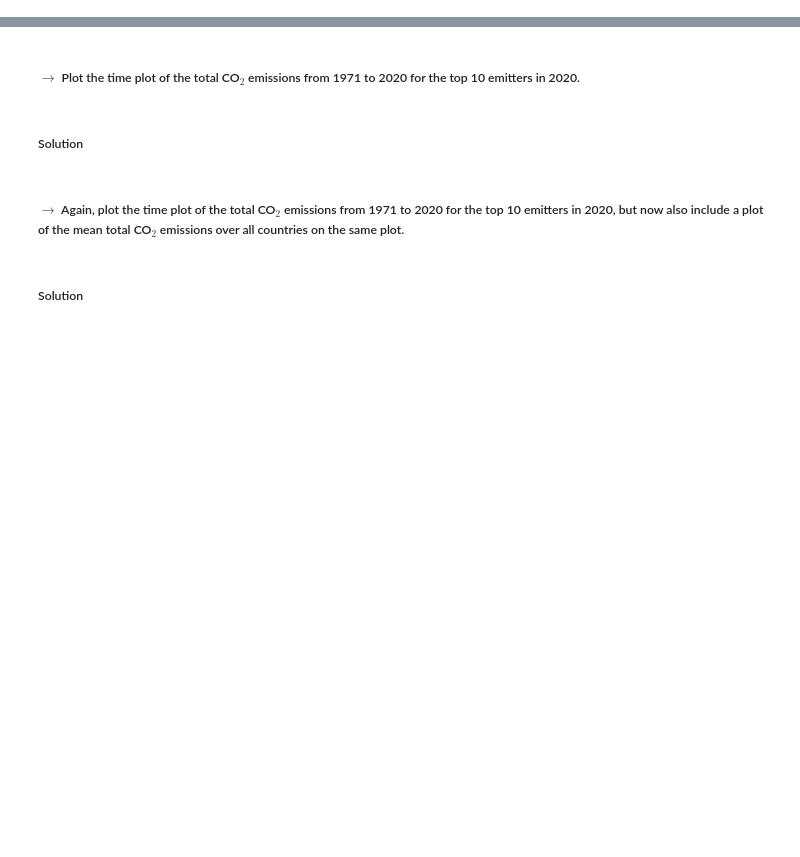
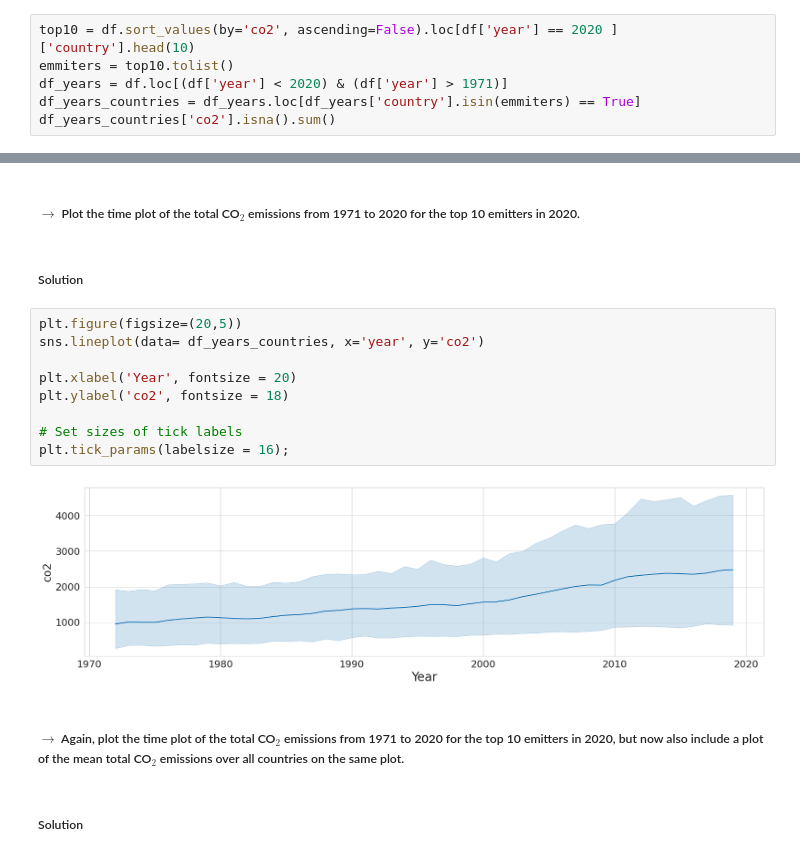
Before and after one commit to KetsiaKay/co2-emission, a Jupyter notebook: KETSIA_MATH_2315_Lab_1.ipynb, the cells around one changed output, grey strips where cells are left out. Drawn from its saved outputs; the diff is of its cells as text; blank space fills up the shorter version.

```diff
--- a/KETSIA_MATH_2315_Lab_1.ipynb
+++ b/KETSIA_MATH_2315_Lab_1.ipynb
@@ -190,3 +233,9 @@ plt.tick_params(labelsize = 16);
 ##### $\rightarrow$ Is the data set missing any CO$_2$ emission values for the top 10 emitters in 2020 over the years 1971 to 2020?
 # %% [markdown]
 ##### Solution
+# %%
+top10 = df.sort_values(by='co2', ascending=False).loc[df['year'] == 2020 ]['country'].head(10)
+emmiters = top10.tolist()
+df_years = df.loc[(df['year'] < 2020) & (df['year'] > 1971)]
+df_years_countries = df_years.loc[df_years['country'].isin(emmiters) == True]
+df_years_countries['co2'].isna().sum()
@@ -194,6 +247,17 @@ plt.tick_params(labelsize = 16);
 ##### $\rightarrow$ Plot the time plot of the total CO$_2$ emissions from 1971 to 2020 for the top 10 emitters in 2020.
 # %% [markdown]
 ##### Solution
+# %%
+plt.figure(figsize=(20,5))
+sns.lineplot(data= df_years_countries, x='year', y='co2')
+
+plt.xlabel('Year', fontsize = 20)
+plt.ylabel('co2', fontsize = 18)
+
+# Set sizes of tick labels
+plt.tick_params(labelsize = 16);
+# %% [output]
+[figure, added]
 # %% [markdown]
 ##### $\rightarrow$ Again, plot the time plot of the total CO$_2$ emissions from 1971 to 2020 for the top 10 emitters in 2020, but now also include a plot of the mean total CO$_2$ emissions over all countries on the same plot.
 # %% [markdown]
```
Also changed, not shown: parts of 20 cells of this notebook.
